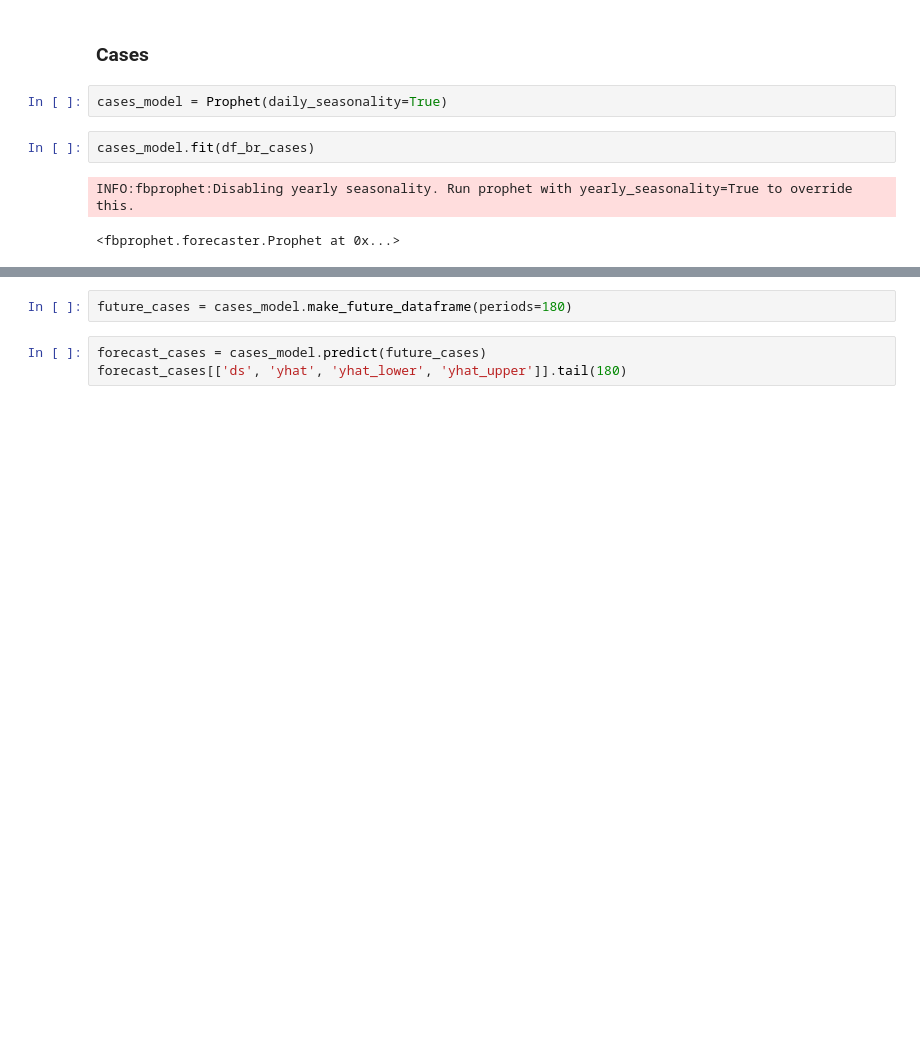
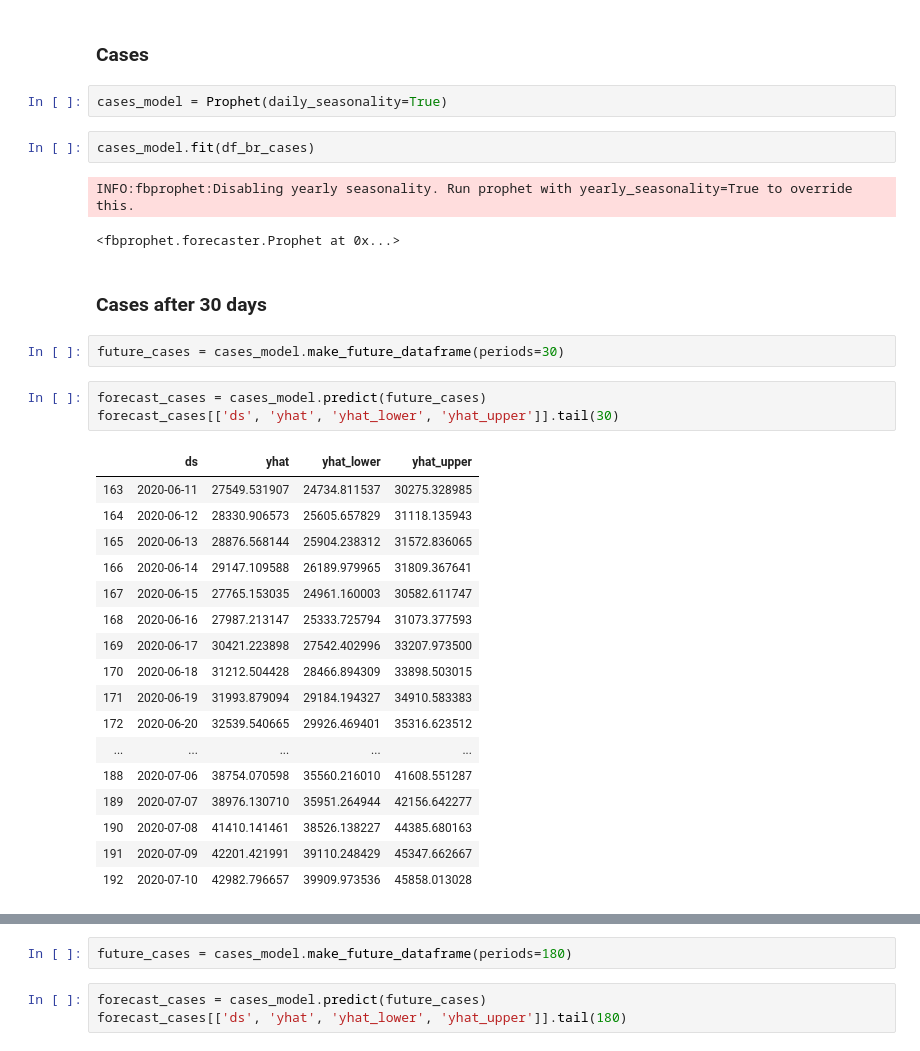
Before and after one commit to thaina-batista/covid-19-analysis, a Jupyter notebook: Forecast.ipynb, the cells around one changed output, grey strips where cells are left out. Drawn from its saved outputs; the diff is of its cells as text; blank space fills up the shorter version.

```diff
--- a/Forecast.ipynb
+++ b/Forecast.ipynb
@@ -45,3 +45,28 @@ cases_model.fit(df_br_cases)
 # %% [output]
 INFO:fbprophet:Disabling yearly seasonality. Run prophet with yearly_seasonality=True to override this.
 <fbprophet.forecaster.Prophet at 0x...>
+# %% [markdown]
+### Cases after 30 days
+# %%
+future_cases = cases_model.make_future_dataframe(periods=30)
+# %%
+forecast_cases = cases_model.predict(future_cases)
+forecast_cases[['ds', 'yhat', 'yhat_lower', 'yhat_upper']].tail(30)
+# %% [output]
+|  | ds | yhat | yhat_lower | yhat_upper |
+| 163 | 2020-06-11 | 27549.531907 | 24734.811537 | 30275.328985 |
+| 164 | 2020-06-12 | 28330.906573 | 25605.657829 | 31118.135943 |
+| 165 | 2020-06-13 | 28876.568144 | 25904.238312 | 31572.836065 |
+| 166 | 2020-06-14 | 29147.109588 | 26189.979965 | 31809.367641 |
+| 167 | 2020-06-15 | 27765.153035 | 24961.160003 | 30582.611747 |
+| 168 | 2020-06-16 | 27987.213147 | 25333.725794 | 31073.377593 |
+| 169 | 2020-06-17 | 30421.223898 | 27542.402996 | 33207.973500 |
+| 170 | 2020-06-18 | 31212.504428 | 28466.894309 | 33898.503015 |
+| 171 | 2020-06-19 | 31993.879094 | 29184.194327 | 34910.583383 |
+| 172 | 2020-06-20 | 32539.540665 | 29926.469401 | 35316.623512 |
+| ... | ... | ... | ... | ... |
+| 188 | 2020-07-06 | 38754.070598 | 35560.216010 | 41608.551287 |
+| 189 | 2020-07-07 | 38976.130710 | 35951.264944 | 42156.642277 |
+| 190 | 2020-07-08 | 41410.141461 | 38526.138227 | 44385.680163 |
+| 191 | 2020-07-09 | 42201.421991 | 39110.248429 | 45347.662667 |
+| 192 | 2020-07-10 | 42982.796657 | 39909.973536 | 45858.013028 |
```
Also changed, not shown: parts of 21 cells of this notebook, 6 other files.
